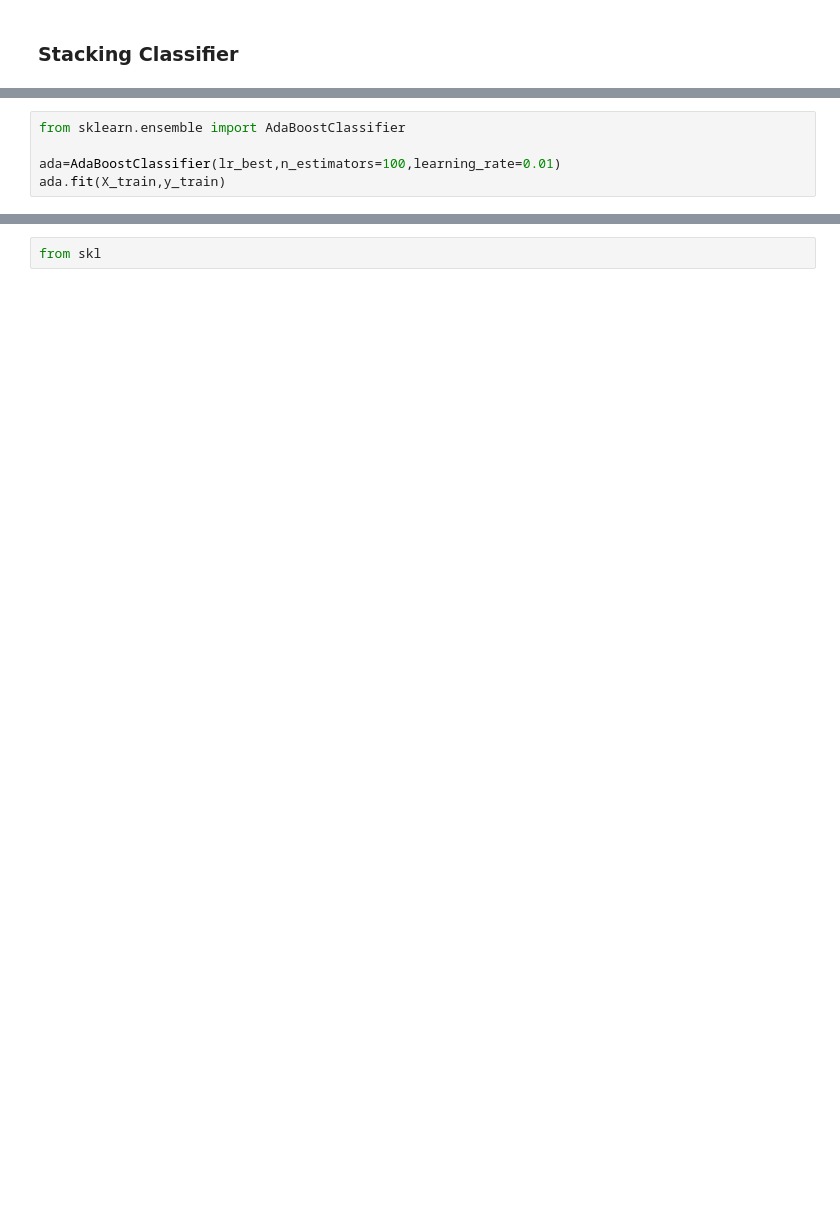
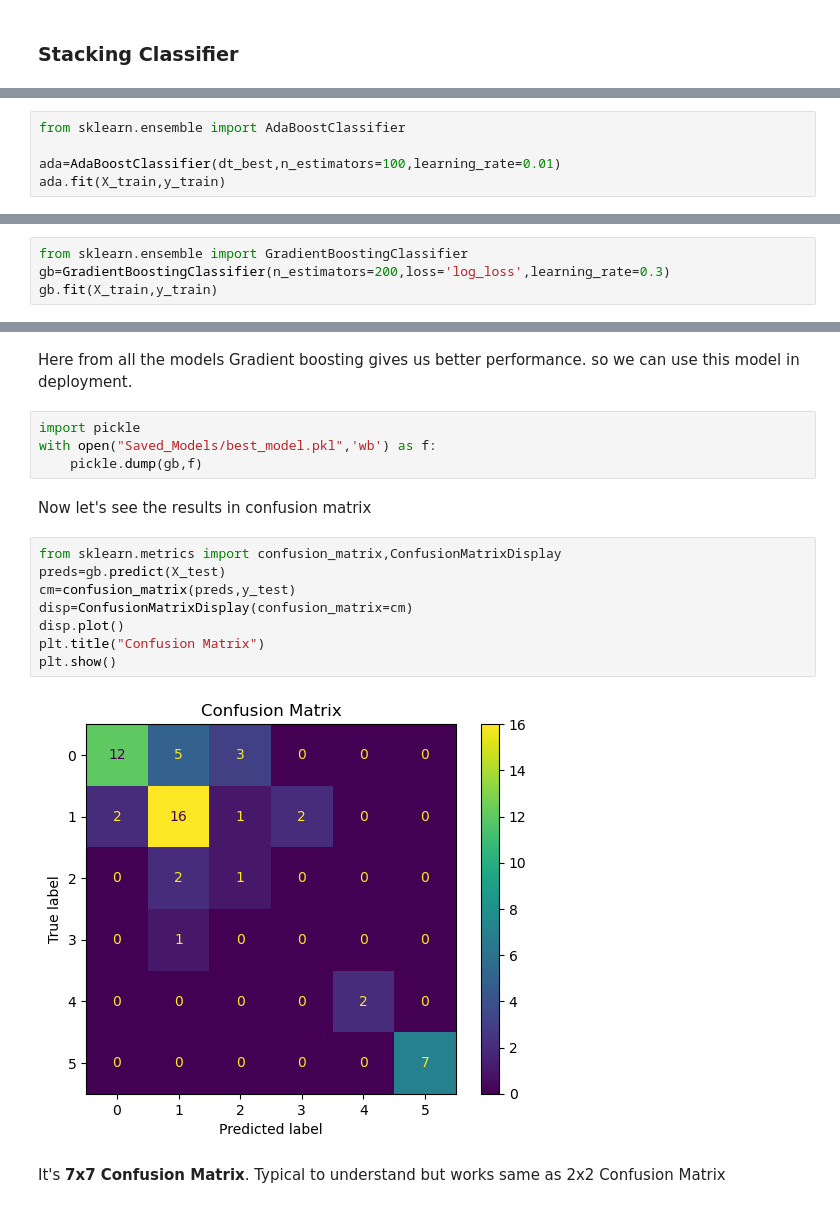
Before and after one commit to Manikanta-Peumalla1/DS_Stack, a Jupyter notebook: ML-Models/Supervised/Classification/Ensembe_Learning/Ensemble_Techniques.ipynb, the cells around one changed output, grey strips where cells are left out. Drawn from its saved outputs; the diff is of its cells as text; blank space fills up the shorter version.

Commit message:
'completed_Ensemble_module'

```diff
--- a/ML-Models/Supervised/Classification/Ensembe_Learning/Ensemble_Techniques.ipynb
+++ b/ML-Models/Supervised/Classification/Ensembe_Learning/Ensemble_Techniques.ipynb
@@ -421,6 +440,6 @@ StackingClassifier(estimators=[('Logistic Regression',
 # %%
 from sklearn.ensemble import AdaBoostClassifier
 
-ada=AdaBoostClassifier(lr_best,n_estimators=100,learning_rate=0.01)
+ada=AdaBoostClassifier(dt_best,n_estimators=100,learning_rate=0.01)
 ada.fit(X_train,y_train)
 # %% [output]
@@ -432,0 +455,4 @@ ada.score(X_test,y_test)
+# %%
+from sklearn.ensemble import GradientBoostingClassifier
+gb=GradientBoostingClassifier(n_estimators=200,loss='log_loss',learning_rate=0.3)
+gb.fit(X_train,y_train)
@@ -433,2 +477,20 @@ ada.score(X_test,y_test)
+# %% [markdown]
+Here from all the models Gradient boosting gives us better performance. so we can use this model in deployment.
+# %%
+import pickle
+with open("Saved_Models/best_model.pkl",'wb') as f:
+    pickle.dump(gb,f)
+# %% [markdown]
+Now let's see the results in confusion matrix
 # %%
-from skl
+from sklearn.metrics import confusion_matrix,ConfusionMatrixDisplay
+preds=gb.predict(X_test)
+cm=confusion_matrix(preds,y_test)
+disp=ConfusionMatrixDisplay(confusion_matrix=cm)
+disp.plot()
+plt.title("Confusion Matrix")
+plt.show()
+# %% [output]
+[figure, added]
+# %% [markdown]
+It's **7x7 Confusion Matrix**. Typical to understand but works same as 2x2 Confusion Matrix
```
Also changed, not shown: parts of 24 cells of this notebook, 1 other file.
